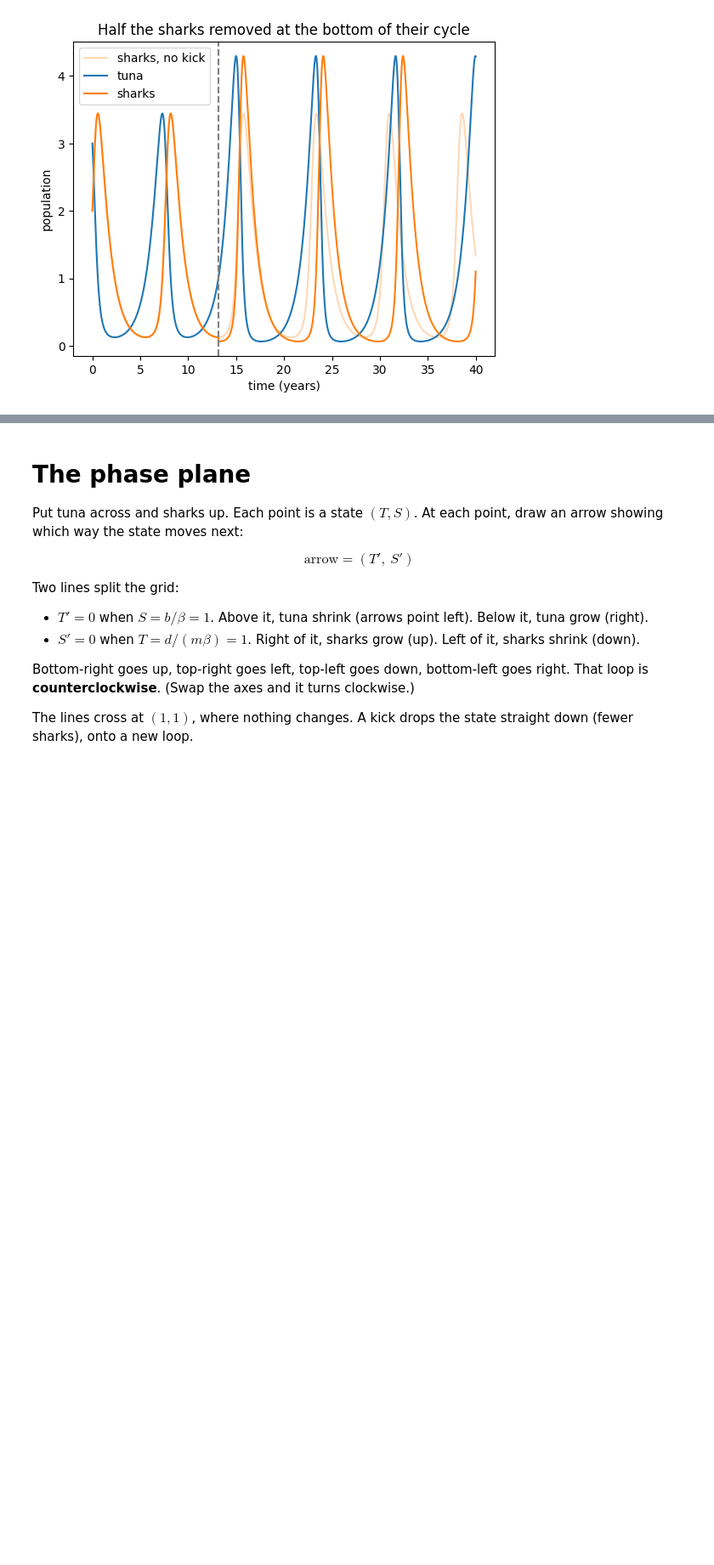
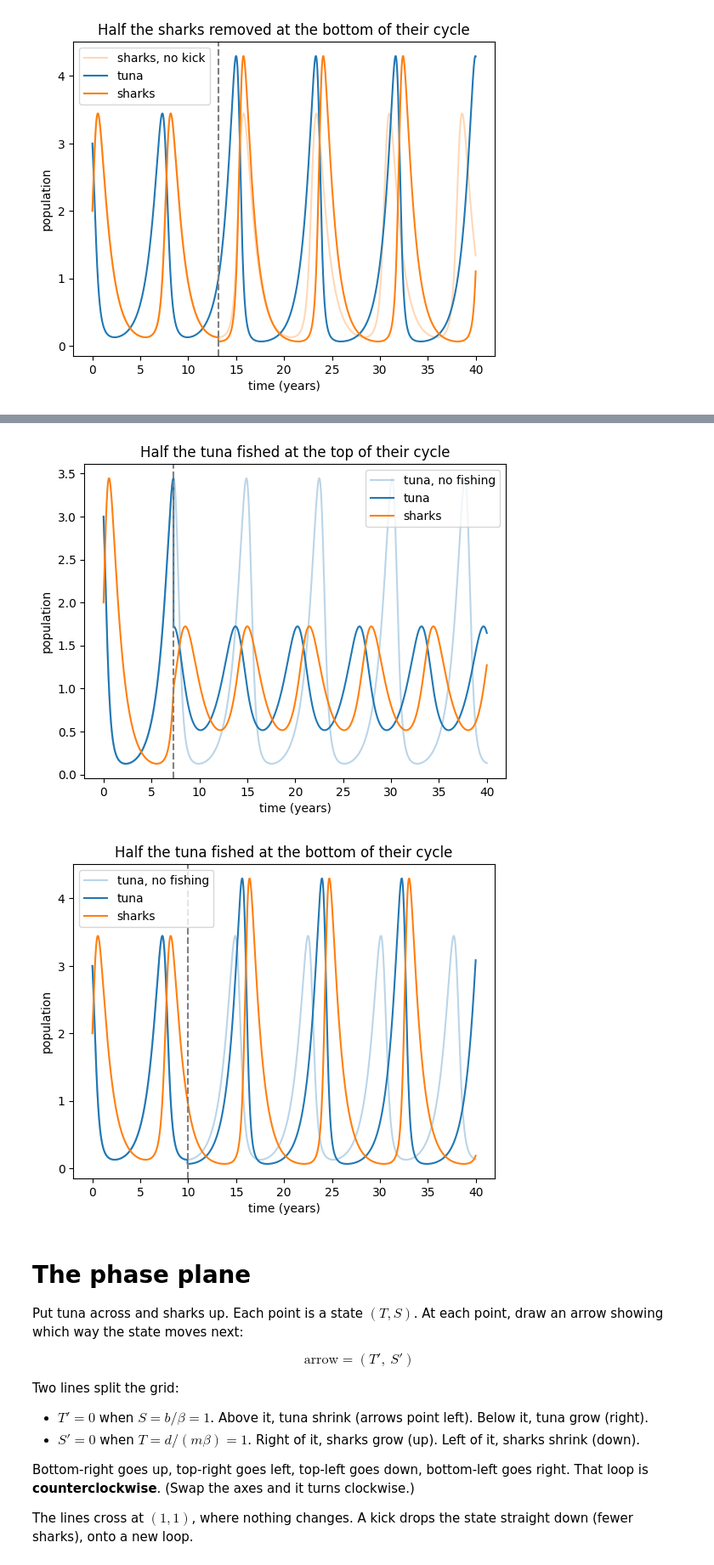
Before and after one commit to jbrown54-oss/Population-Dynamics, a Jupyter notebook: notebooks/shark-tuna-model.ipynb, the cells around one changed output, grey strips where cells are left out. Shown at 85% size. Cells and saved outputs as stored; diff of their text form; code cells hidden in the pictures; blank space fills up the shorter version.

Commit message:
Add tuna fishing perturbation

```diff
--- a/notebooks/shark-tuna-model.ipynb
+++ b/notebooks/shark-tuna-model.ipynb
@@ -131,9 +131,9 @@ cycle = (t > 7) & (t < 15)
 t_top = t[cycle][np.argmax(S[cycle])]
 t_bottom = t[cycle][np.argmin(S[cycle])]
 
-def perturb(t_kick):
-    t1, S1, T1 = simulate(2, 3, 0, t_kick)                  # before the kick
-    t2, S2, T2 = simulate(S1[-1] / 2, T1[-1], t_kick, 40)   # half the sharks gone
+def perturb(t_kick, keep_S=0.5, keep_T=1.0):   # keep_: fraction of each species left
+    t1, S1, T1 = simulate(2, 3, 0, t_kick)                              # before the kick
+    t2, S2, T2 = simulate(S1[-1] * keep_S, T1[-1] * keep_T, t_kick, 40)  # after the kick
     return np.append(t1, t2), np.append(S1, S2), np.append(T1, T2)
 
 for t_kick, name in [(t_top, 'top'), (t_bottom, 'bottom')]:
@@ -153,3 +162,21 @@ for t_kick, name in [(t_top, 'top'), (t_bottom, 'bottom')]:
+# %%
+t_top_T = t[cycle][np.argmax(T[cycle])]
+t_bottom_T = t[cycle][np.argmin(T[cycle])]
+
+for t_kick, name in [(t_top_T, 'top'), (t_bottom_T, 'bottom')]:
+    tp, Sp, Tp = perturb(t_kick, keep_S=1.0, keep_T=0.5)    # sharks untouched, half the tuna gone
+    plt.plot(t, T, 'C0', alpha=0.3, label='tuna, no fishing')
+    plt.plot(tp, Tp, 'C0', label='tuna')
+    plt.plot(tp, Sp, 'C1', label='sharks')
+    plt.axvline(t_kick, color='gray', linestyle='--')
+    plt.xlabel('time (years)')
+    plt.ylabel('population')
+    plt.title(f'Half the tuna fished at the {name} of their cycle')
+    plt.legend()
+    plt.show()
+# %% [output]
+[figure, added]
+[figure, added]
 # %% [markdown]
 # The phase plane
 
```
Also changed, not shown: parts of 1 cell of this notebook, 2 other files.
